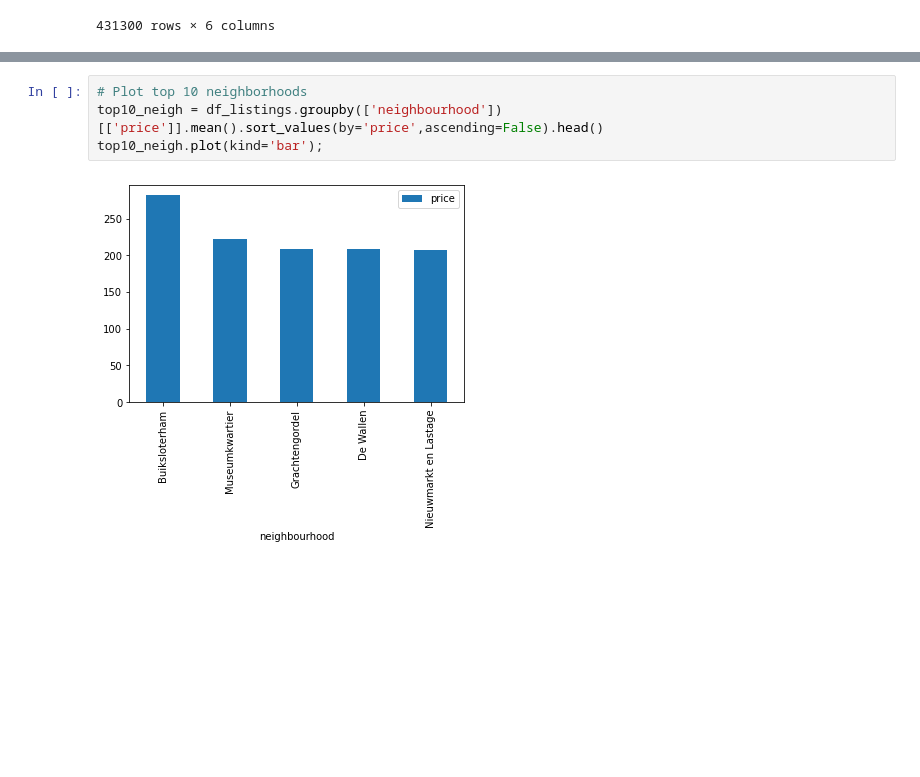
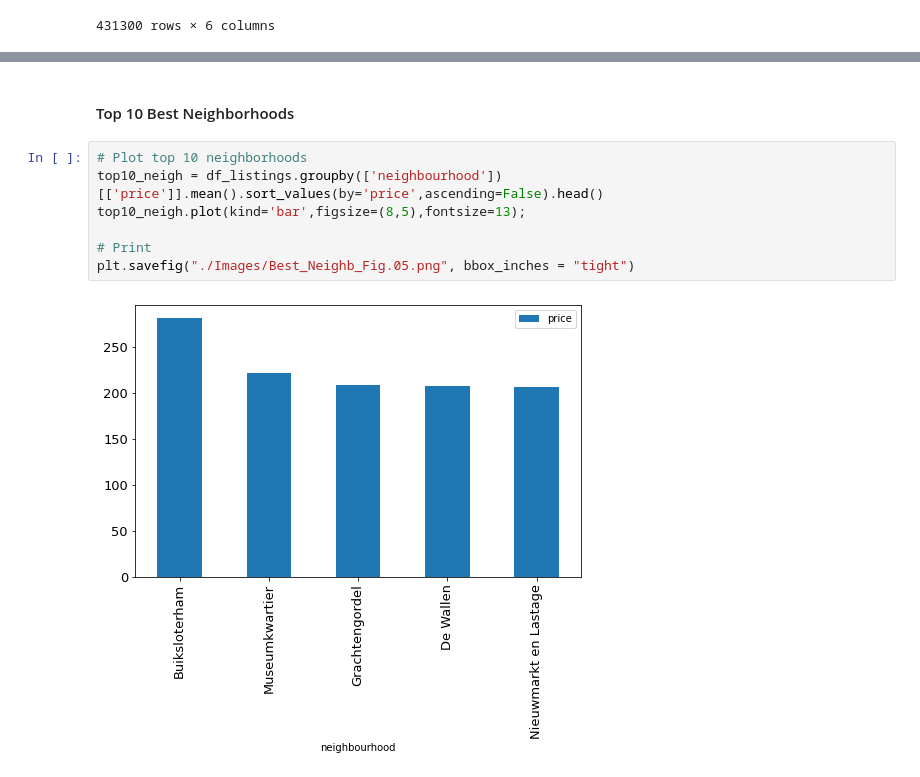
Before and after one commit to memeguerrini/project_two, a Jupyter notebook: Airbnb_Amsterdam.ipynb, the cells around one changed output, grey strips where cells are left out. Saved outputs shown, nothing was run; the diff lists cells and outputs as text; blank space fills up the shorter version.

```diff
--- a/Airbnb_Amsterdam.ipynb
+++ b/Airbnb_Amsterdam.ipynb
@@ -177,9 +316,14 @@ Osdorp                                   97.905660
 Gaasperdam - Driemond                    92.122951
 Bijlmer-Centrum                          91.216216
 [figure]
+# %% [markdown]
+#### Top 10 Best Neighborhoods
 # %%
 # Plot top 10 neighborhoods
 top10_neigh = df_listings.groupby(['neighbourhood'])[['price']].mean().sort_values(by='price',ascending=False).head()
-top10_neigh.plot(kind='bar');
+top10_neigh.plot(kind='bar',figsize=(8,5),fontsize=13);
+
+# Print
+plt.savefig("./Images/Best_Neighb_Fig.05.png", bbox_inches = "tight")
 # %% [output]
-[figure, old version]
+[figure, new version]
```
Also changed, not shown: parts of 36 cells of this notebook.
